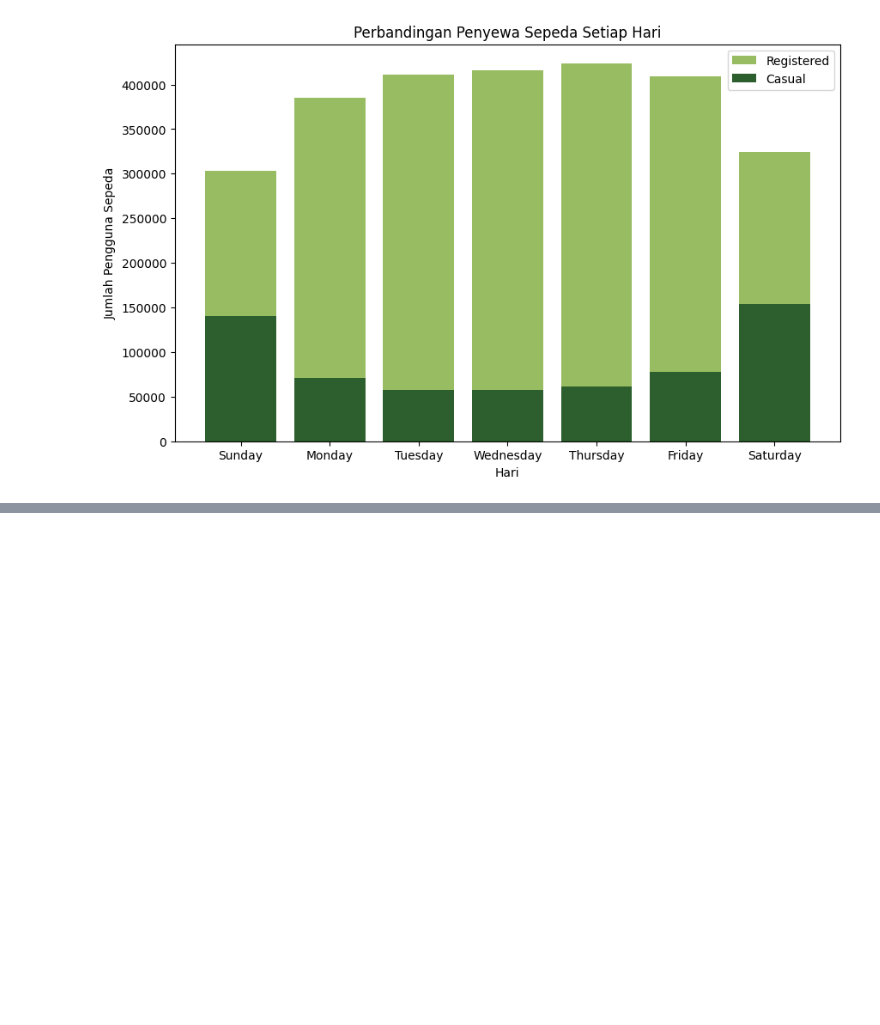
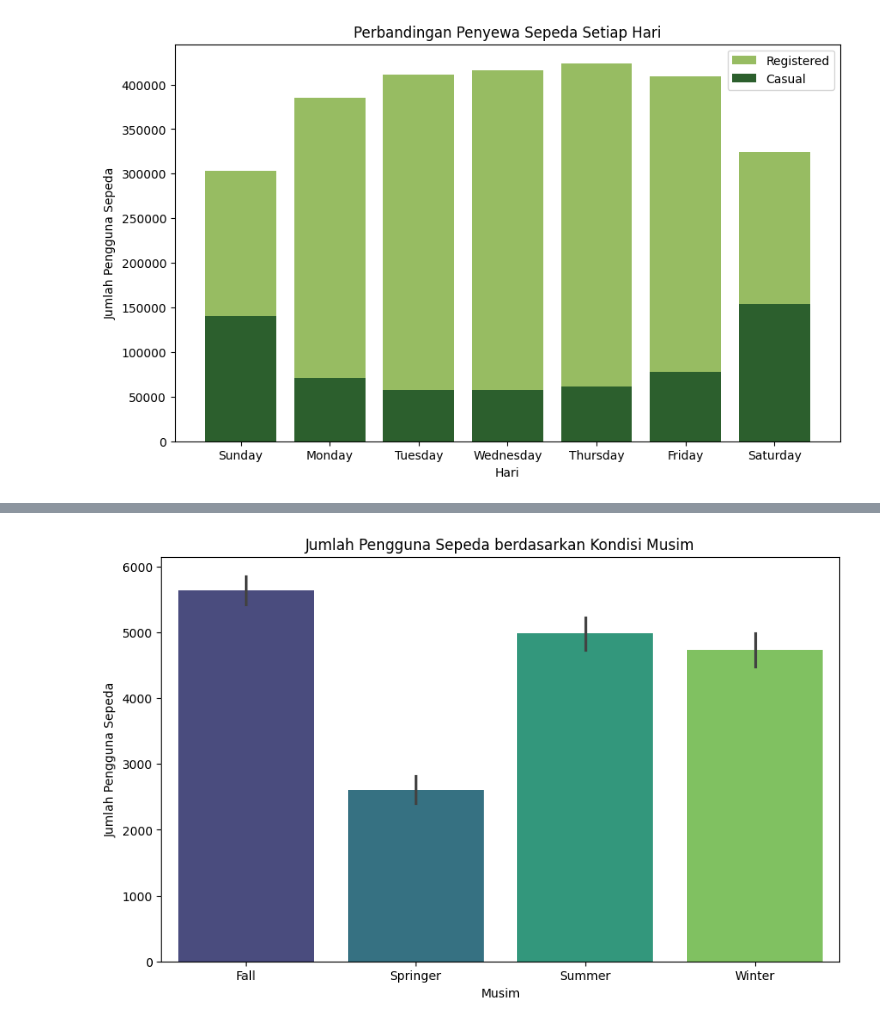
Before and after one commit to dinaanm/analisis-data-bike-sharing, a Jupyter notebook: notebook.ipynb, the cells around one changed output, grey strips where cells are left out. Drawn from its saved outputs; the diff is of its cells as text; code cells hidden in the pictures; blank space fills up the shorter version.

```diff
--- a/notebook.ipynb
+++ b/notebook.ipynb
@@ -489,0 +479,15 @@ plt.show()
+# %%
+plt.figure(figsize=(10,6))
+sns.barplot(
+    x='season',
+    y='cnt',
+    data=day_df,
+    palette='viridis',
+    hue='season')
+
+plt.title('Jumlah Pengguna Sepeda berdasarkan Kondisi Musim')
+plt.xlabel('Musim')
+plt.ylabel('Jumlah Pengguna Sepeda')
+plt.show()
+# %% [output]
+[figure, added]
```
Also changed, not shown: parts of 25 cells of this notebook, 3 other files.
